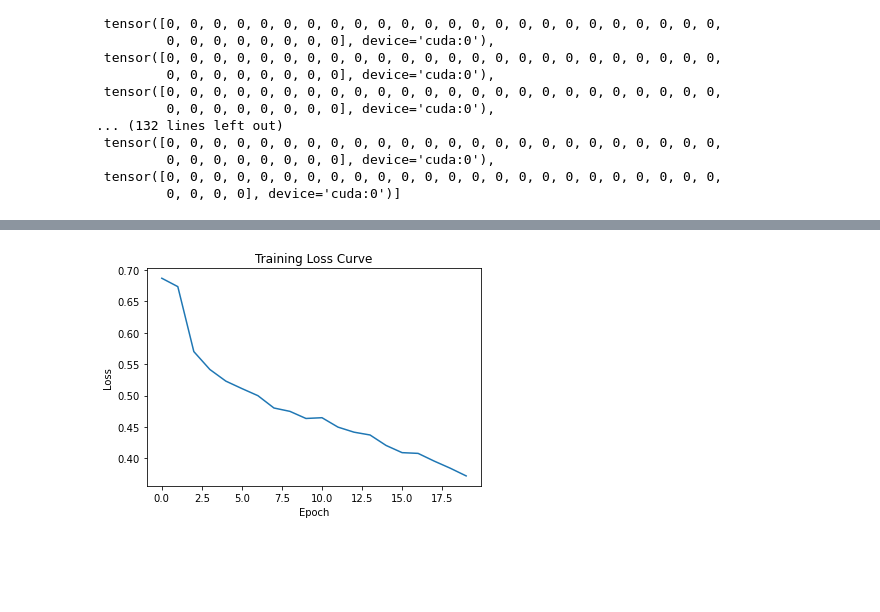
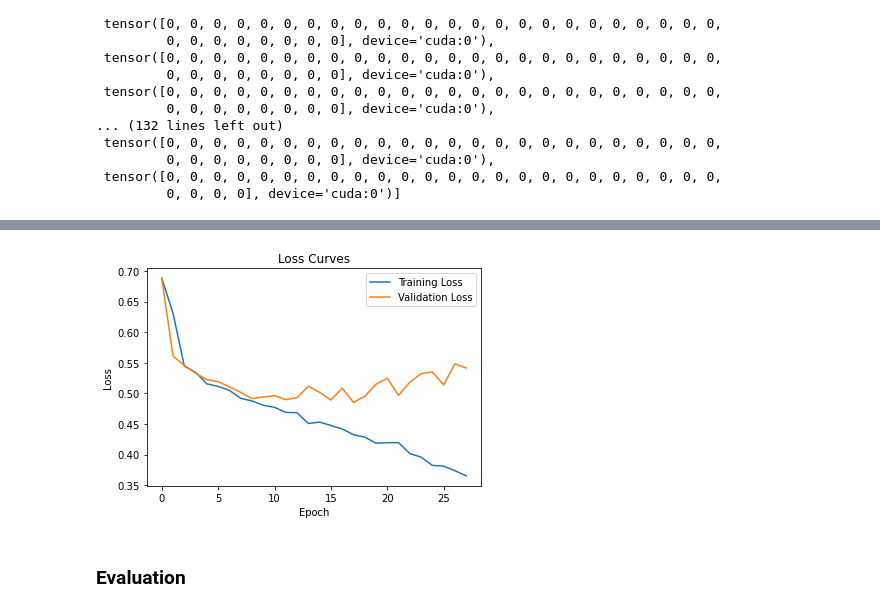
Before and after one commit to AnniLi1212/phys239_project, a Jupyter notebook: CVN_for_Jet_Image_Classification.ipynb, the cells around one changed output, grey strips where cells are left out. Saved outputs shown, nothing was run; the diff lists cells and outputs as text; code cells hidden in the pictures; blank space fills up the shorter version.

Commit message:
add comments and validation
I should do this before the presentation!

```diff
--- a/CVN_for_Jet_Image_Classification.ipynb
+++ b/CVN_for_Jet_Image_Classification.ipynb
@@ -438,7 +440,28 @@ class BCNN(nn.Module):
+# %%
+# load the data
+train_dataset = Data(X_train, y_train)
+test_dataset = Data(X_test, y_test)
+
+train_loader = DataLoader(train_dataset, batch_size=32, shuffle=True, num_workers=2)
+test_loader = DataLoader(test_dataset, batch_size=32, shuffle=False, num_workers=2)
+
+input_shape = X_train.shape[1:]
+num_classes = 2
+# %%
+# split the train dataset into training and validation
+validation_split = 0.2
+train_len = int(len(train_dataset) * (1 - validation_split))
+val_len = len(train_dataset) - train_len
+
+train_dataset, val_dataset = random_split(train_dataset, [train_len, val_len])
+
+train_loader = DataLoader(train_dataset, batch_size=32, shuffle=True, num_workers=2)
+val_loader = DataLoader(val_dataset, batch_size=32, shuffle=False, num_workers=2)
 # %%
 model = BCNN(num_classes).to(device)
 # %%
-lr = 0.001
+# model setup
+lr = 0.0005
 criterion = nn.CrossEntropyLoss()
 optimizer = optim.Adam(model.parameters(), lr=lr)
 # %%
@@ -487,10 +543,15 @@ Epoch 20/20, Loss: 0.3719
 # %%
+# plot the training loss curve
 plt.figure()
-plt.plot(losses)
+plt.plot(losses, label="Training Loss")
+plt.plot(val_losses, label="Validation Loss")
 plt.xlabel("Epoch")
 plt.ylabel("Loss")
-plt.title("Training Loss Curve")
+plt.title("Loss Curves")
+plt.legend()
 plt.show()
 # %% [output]
-[figure, old version]
+[figure, new version]
+# %% [markdown]
+### Evaluation
 # %%
```
Also changed, not shown: parts of 34 cells of this notebook.
